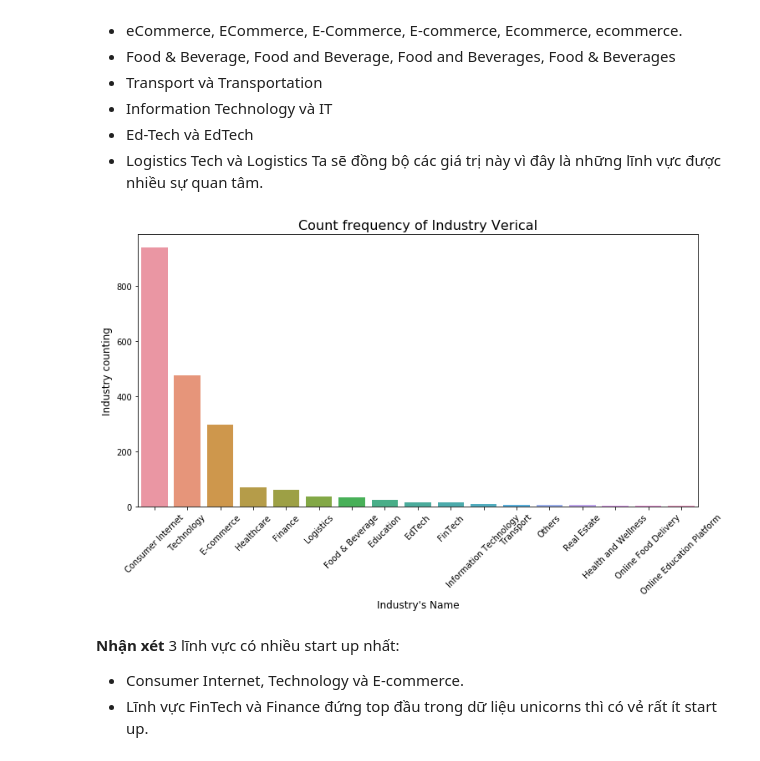
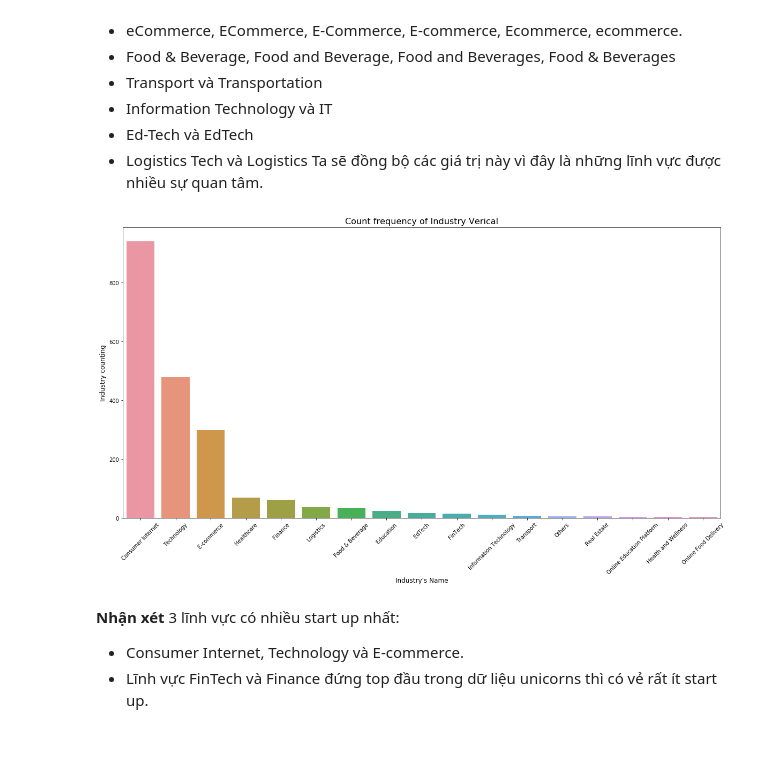
Before and after one commit to ethanol1310/Final_DSProgramming, a Jupyter notebook: 1712689-HuynhNgocQuan.ipynb, the cells around one changed output. Saved outputs shown, nothing was run; the diff lists cells and outputs as text; code cells hidden in the pictures.

```diff
--- a/1712689-HuynhNgocQuan.ipynb
+++ b/1712689-HuynhNgocQuan.ipynb
@@ -931,15 +908,15 @@ startup_df = startup_df.replace('Logistics Tech','Logistics', regex=True)
 industry = startup_df['Industry Vertical'].value_counts()
 industry = industry[industry.values >= 4]
 # %%
-plt.figure(figsize=(12,6))
+plt.figure(figsize=(20,10))
 sns.barplot(x=industry.index, y=industry.values)
 plt.xticks(rotation=45)
 plt.xlabel("Industry's Name", fontsize=12)
 plt.ylabel('Industry counting', fontsize=12)
 plt.title("Count frequency of Industry Verical", fontsize=16)
 plt.show()
 # %% [output]
-[figure, old version]
+[figure, new version]
 # %% [markdown]
 **Nhận xét**
 3 lĩnh vực có nhiều start up nhất:
```
Also changed, not shown: parts of 41 cells of this notebook.
